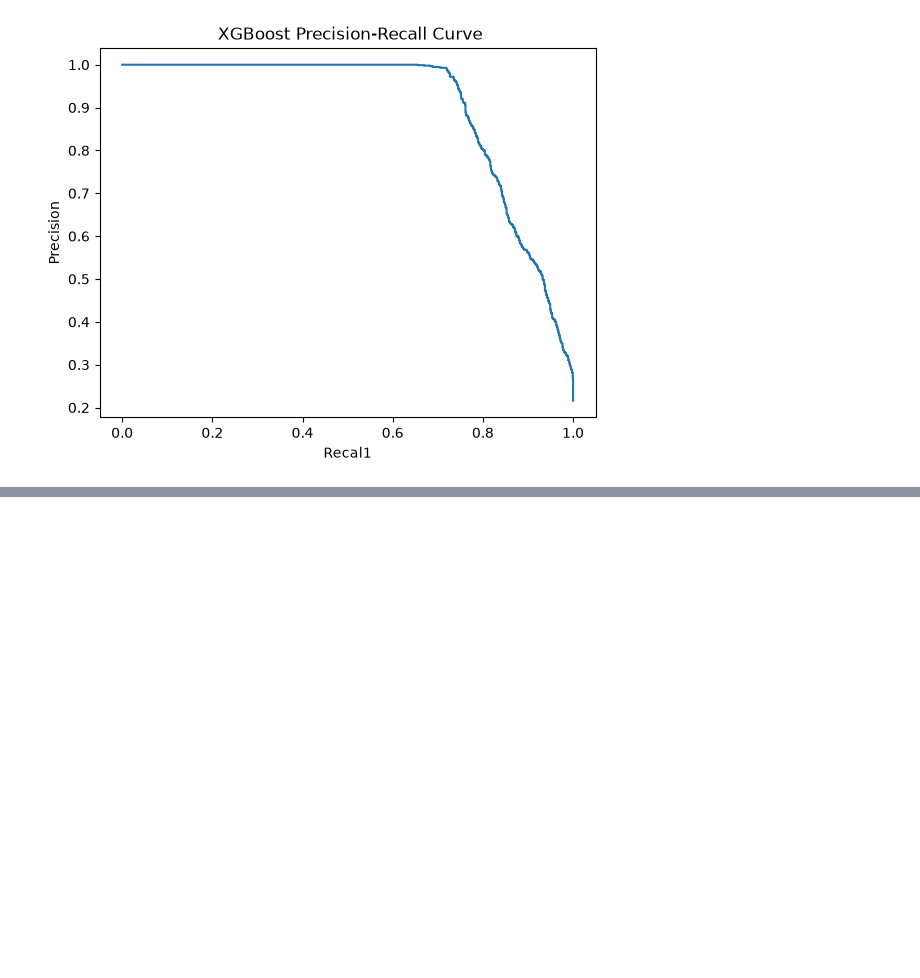
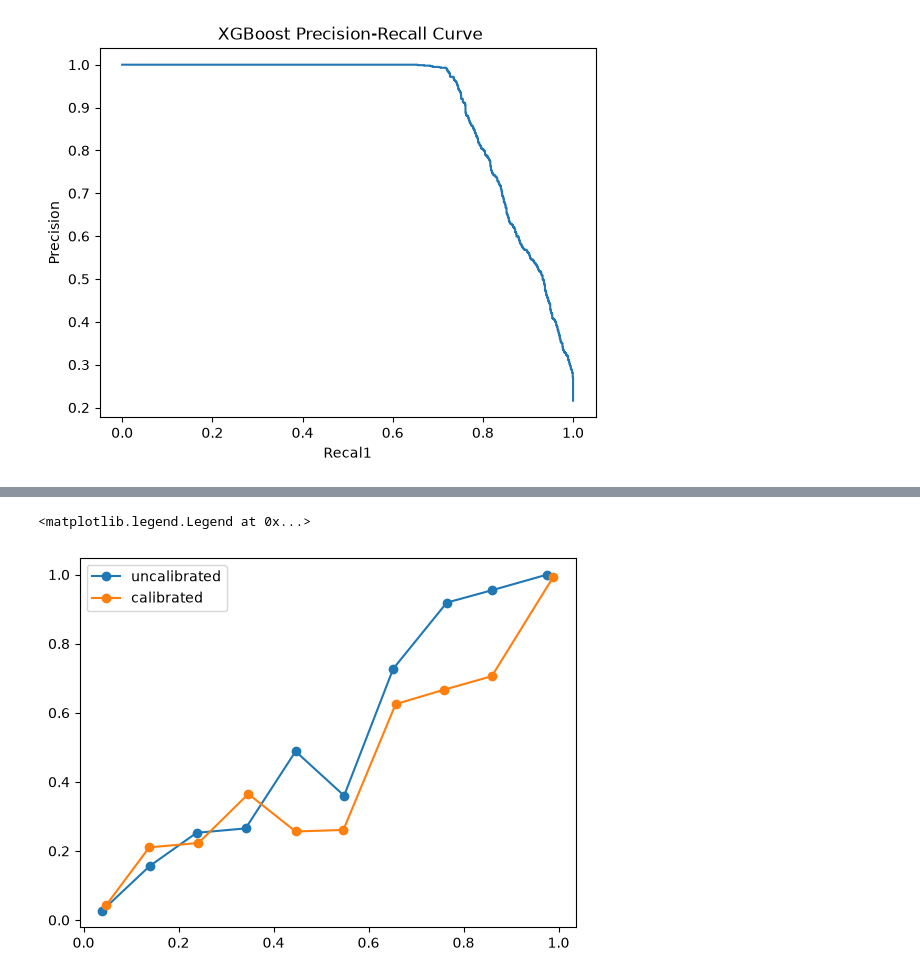
Before and after one commit to TheOnlyUnknown/Machine-Learning-Projects, a Jupyter notebook: Credit Risk ML System/main.ipynb, the cells around one changed output, grey strips where cells are left out. Cells and saved outputs as stored; diff of their text form; code cells hidden in the pictures; blank space fills up the shorter version.

```diff
--- a/Credit Risk ML System/main.ipynb
+++ b/Credit Risk ML System/main.ipynb
@@ -468,3 +468,13 @@ XGBoost Classification Report:
 weighted avg       0.61      0.78      0.69      6305
 [figure]
 [figure]
+# %%
+## Probability Calibration
+# Calibrate XGBoost Model
+from sklearn.calibration import CalibratedClassifierCV, calibration_curve
+calibrated_model = CalibratedClassifierCV(
+    xgb_model,
+    method = "sigmoid",
+    cv = 5
+)
+calibrated_model.fit(X_train, y_train)
@@ -470,0 +499,26 @@ weighted avg       0.61      0.78      0.69      6305
+# %%
+# Get Probabilities
+uncalibrated = xgb_model.predict_proba(X_test)[:,1]
+calibrated = calibrated_model.predict_proba(X_test)[:,1]
+# %%
+# Create calibration curves
+actual_uncal, predicted_uncal = calibration_curve(y_test, uncalibrated, n_bins = 10)
+actual_cal, predicted_cal = calibration_curve(y_test, calibrated, n_bins = 10)
+# %%
+# Plot
+plt.plot(
+    predicted_uncal,
+    actual_uncal,
+    "o-",
+    label = "uncalibrated"
+)
+plt.plot(
+    predicted_cal,
+    actual_cal,
+    "o-",
+    label = "calibrated")
+
+plt.legend()
+# %% [output]
+<matplotlib.legend.Legend at 0x...>
+[figure, added]
```
Also changed, not shown: parts of 1 cell of this notebook.
